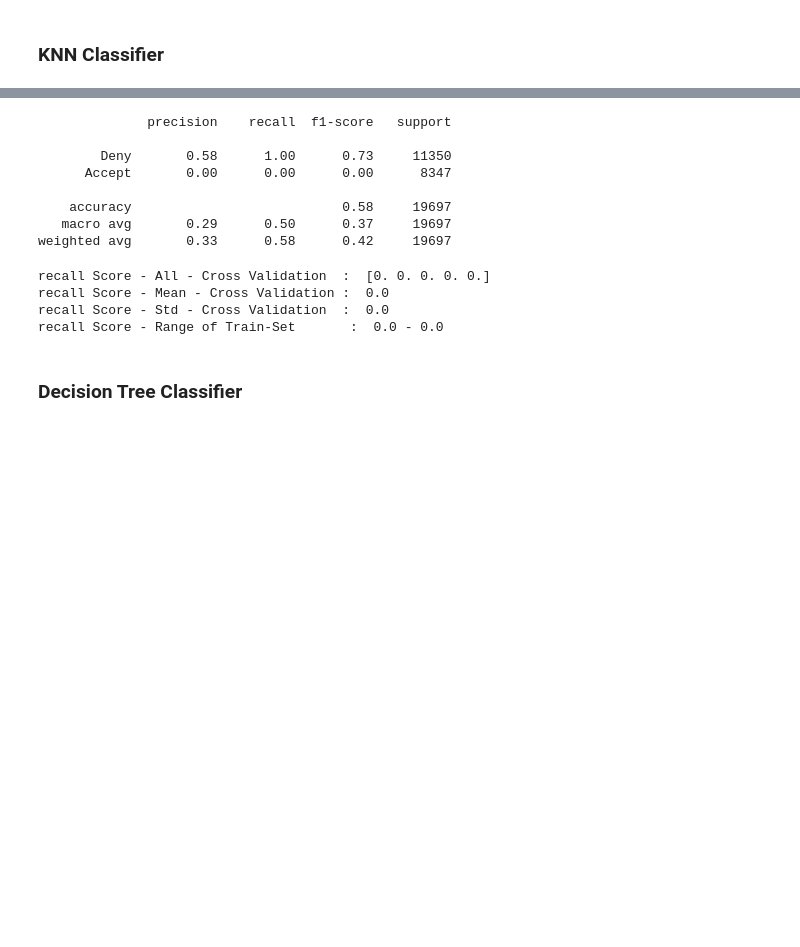
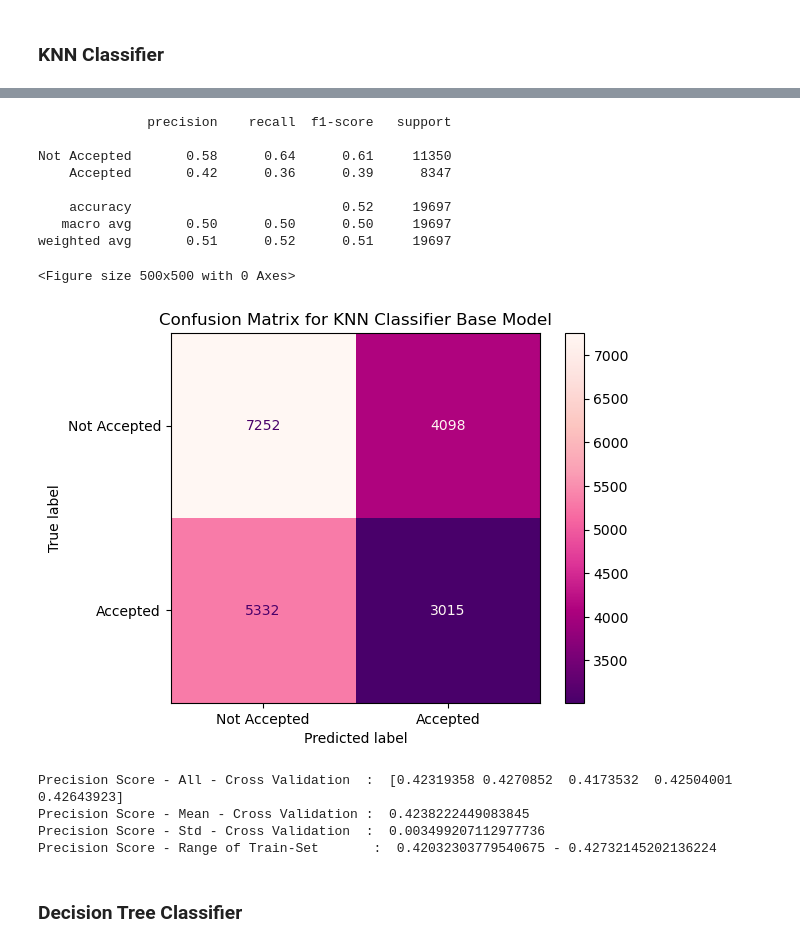
Before and after one commit to FTDS-assignment-bay/p2-final-project-ftds-012-hck-group-001, a Jupyter notebook: vehicle_damage_ml.ipynb, the cells around one changed output, grey strips where cells are left out. Saved outputs shown, nothing was run; the diff lists cells and outputs as text; code cells hidden in the pictures; blank space fills up the shorter version.

```diff
--- a/vehicle_damage_ml.ipynb
+++ b/vehicle_damage_ml.ipynb
@@ -1030,7 +934,7 @@ Pipeline(steps=[('transformer',
 ### Cat Boosting Classifier
 # %%
 # Defining the model
-cat_boost_class = CatBoostClassifier(iterations=1000, learning_rate=0.1, depth=6, loss_function='Logloss', eval_metric='Accuracy')
+cat_boost_class = CatBoostClassifier(logging_level='Silent')
 
 # Defining the pipeline model
 cat_boost_class_pipe = Pipeline([
@@ -1101,3 +1003,0 @@ Pipeline(steps=[('transformer',
-# %%
-# Modelling with the base model
-log_reg_pipe.fit(X_train_final, y_train)
@@ -1147,3 +1026,0 @@ Pipeline(steps=[('transformer',
-# %%
-# Modelling with the base model
-svc_pipe.fit(X_train_final, y_train)
@@ -1344,0 +1187,18 @@ def metrics_score(modelName, y_pred_train, y_pred_test, isTuned=False):
+# %%
+# Function to display classification report and confusion matrix
+def classification_report_confusion_matrix(modelPipe, modelTitle, y_test_pred, isTuned=False):
+    target = ['Not Accepted', 'Accepted']
+
+    # Classification report for base model
+    print(classification_report(y_test, y_test_pred, target_names = target))
+
+    # Declaring Figure
+    plt.figure(figsize=(5,5))
+
+    # Confusion matrix for base model
+    ConfusionMatrixDisplay.from_estimator(modelPipe, X_test_final, y_test, display_labels=target, cmap='RdPu_r')
+    if isTuned:
+        plt.title(f'Confusion Matrix for {modelTitle} Tuned Model')
+    else:
+        plt.title(f'Confusion Matrix for {modelTitle} Base Model')
+    plt.show()
@@ -1531,32 +1246,25 @@ plt.show()
-# %%
-# Classification report for base model
-print(classification_report(y_test, y_svc_test_pred, target_names = target))
-# %% [output]
-              precision    recall  f1-score   support
-
-        Deny       0.58      1.00      0.73     11350
-      Accept       0.00      0.00      0.00      8347
-
-    accuracy                           0.58     19697
-   macro avg       0.29      0.50      0.37     19697
-weighted avg       0.33      0.58      0.42     19697
-# %%
-# Cross Validation Train Logistic Regression Base
-recall_train_cross_val_svc = cross_val_score(svc_pipe,
-                                    X_train_final,
-                                    y_train,
-                                    cv=5,
-                                    scoring="recall")
-
-print('recall Score - All - Cross Validation  : ', recall_train_cross_val_svc)
-print('recall Score - Mean - Cross Validation : ', recall_train_cross_val_svc.mean())
-print('recall Score - Std - Cross Validation  : ', recall_train_cross_val_svc.std())
-print('recall Score - Range of Train-Set       : ', (recall_train_cross_val_svc.mean()-recall_train_cross_val_svc.std()) , '-', (recall_train_cross_val_svc.mean()+recall_train_cross_val_svc.std()))
-# %% [output]
-recall Score - All - Cross Validation  :  [0. 0. 0. 0. 0.]
-recall Score - Mean - Cross Validation :  0.0
-recall Score - Std - Cross Validation  :  0.0
-recall Score - Range of Train-Set       :  0.0 - 0.0
+# %%
+# Displaying classification report and confusion matrix
+classification_report_confusion_matrix(knn_class_pipe, 'KNN Classifier', y_knn_class_test_pred)
+# %% [output]
+              precision    recall  f1-score   support
+
+Not Accepted       0.58      0.64      0.61     11350
+    Accepted       0.42      0.36      0.39      8347
+
+    accuracy                           0.52     19697
+   macro avg       0.50      0.50      0.50     19697
+weighted avg       0.51      0.52      0.51     19697
+<Figure size 500x500 with 0 Axes>
+[figure, added]
+# %%
+# Displaying the cross validation score for train set
+cross_validation(knn_class_pipe)
+# %% [output]
+Precision Score - All - Cross Validation  :  [0.42319358 0.4270852  0.4173532  0.42504001 0.42643923]
+Precision Score - Mean - Cross Validation :  0.4238222449083845
+Precision Score - Std - Cross Validation  :  0.003499207112977736
+Precision Score - Range of Train-Set       :  0.42032303779540675 - 0.42732145202136224
 # %% [markdown]
 ### Decision Tree Classifier
 # %%
```
Also changed, not shown: parts of 105 cells of this notebook.
